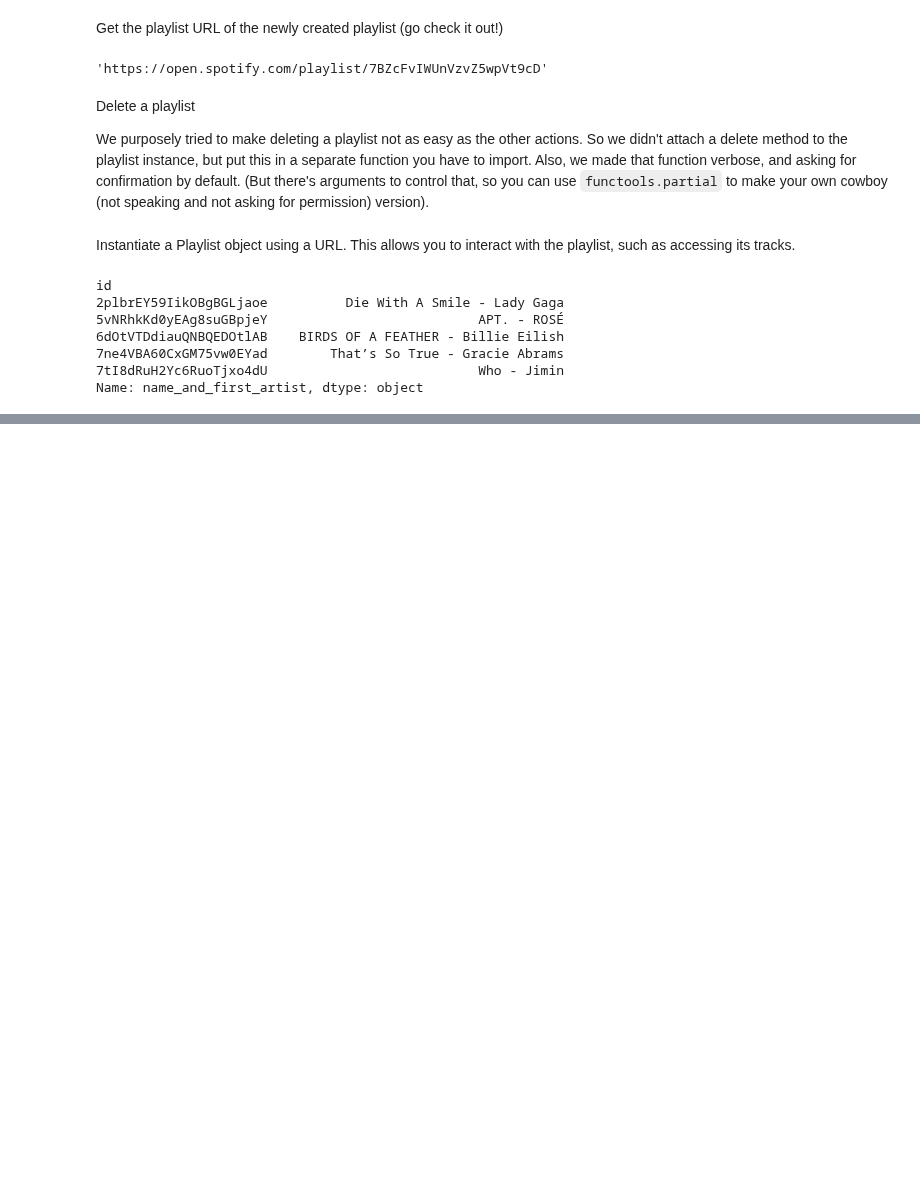
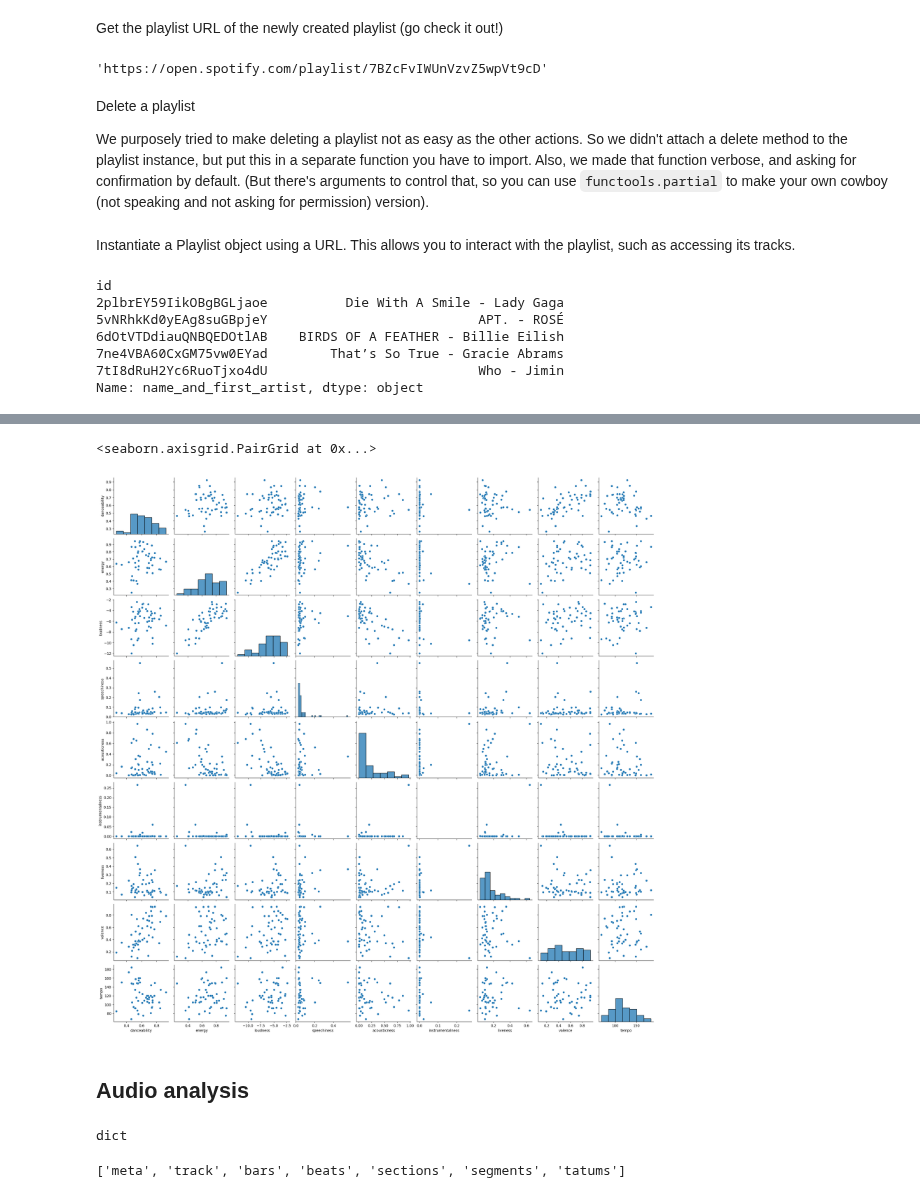
Before and after one commit to thorwhalen/sung, a Jupyter notebook: misc/sung_demo.ipynb, the cells around one changed output, grey strips where cells are left out. Saved outputs shown, nothing was run; the diff lists cells and outputs as text; code cells hidden in the pictures; blank space fills up the shorter version.

```diff
--- a/misc/sung_demo.ipynb
+++ b/misc/sung_demo.ipynb
@@ -168,0 +208,9 @@ Name: name_and_first_artist, dtype: object
+# %%
+import seaborn as sns
+
+sns.pairplot(top50_playlist.audio_features_df[['danceability', 'energy', 'loudness', 'speechiness', 'acousticness', 'instrumentalness', 'liveness', 'valence', 'tempo']])
+# %% [output]
+<seaborn.axisgrid.PairGrid at 0x...>
+[figure, added]
+# %% [markdown]
+## Audio analysis
@@ -168,0 +219,8 @@ Name: name_and_first_artist, dtype: object
+# %%
+type(audio_analysis)
+# %% [output]
+dict
+# %%
+list(audio_analysis)
+# %% [output]
+['meta', 'track', 'bars', 'beats', 'sections', 'segments', 'tatums']
```
Also changed, not shown: parts of 13 cells of this notebook, 3 other files.
